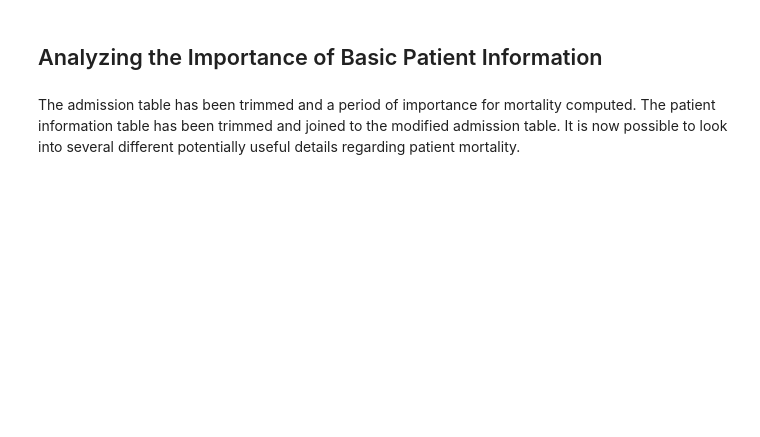
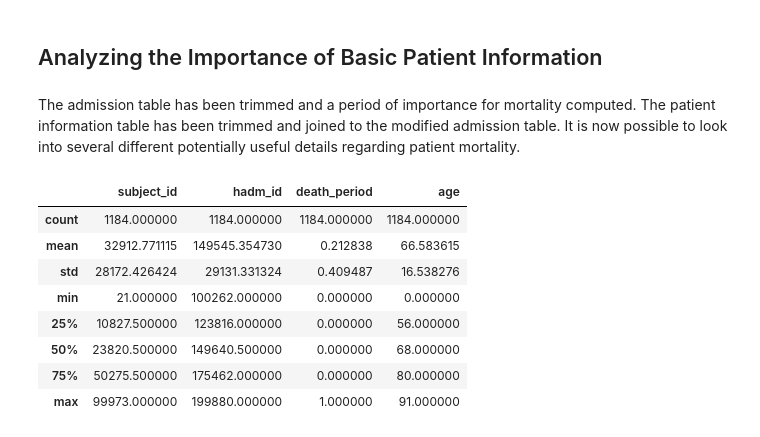
Before and after one commit to j-crowe/ICU_Survival_ML_Model_Comparison, a Jupyter notebook: Septic Feature Probe.ipynb, the cells around one changed output. Cells and saved outputs as stored; diff of their text form; code cells hidden in the pictures; blank space fills up the shorter version.

```diff
--- a/Septic Feature Probe.ipynb
+++ b/Septic Feature Probe.ipynb
@@ -91,3 +97,15 @@ patient_info.head()
 ## Analyzing the Importance of Basic Patient Information
 # %% [markdown]
 The admission table has been trimmed and a period of importance for mortality computed. The patient information table has been trimmed and joined to the modified admission table. It is now possible to look into several different potentially useful details regarding patient mortality.
+# %%
+patient_info.describe()
+# %% [output]
+|  | subject_id | hadm_id | death_period | age |
+| count | 1184.000000 | 1184.000000 | 1184.000000 | 1184.000000 |
+| mean | 32912.771115 | 149545.354730 | 0.212838 | 66.583615 |
+| std | 28172.426424 | 29131.331324 | 0.409487 | 16.538276 |
+| min | 21.000000 | 100262.000000 | 0.000000 | 0.000000 |
+| 25% | 10827.500000 | 123816.000000 | 0.000000 | 56.000000 |
+| 50% | 23820.500000 | 149640.500000 | 0.000000 | 68.000000 |
+| 75% | 50275.500000 | 175462.000000 | 0.000000 | 80.000000 |
+| max | 99973.000000 | 199880.000000 | 1.000000 | 91.000000 |
```
Also changed, not shown: parts of 13 cells of this notebook.
